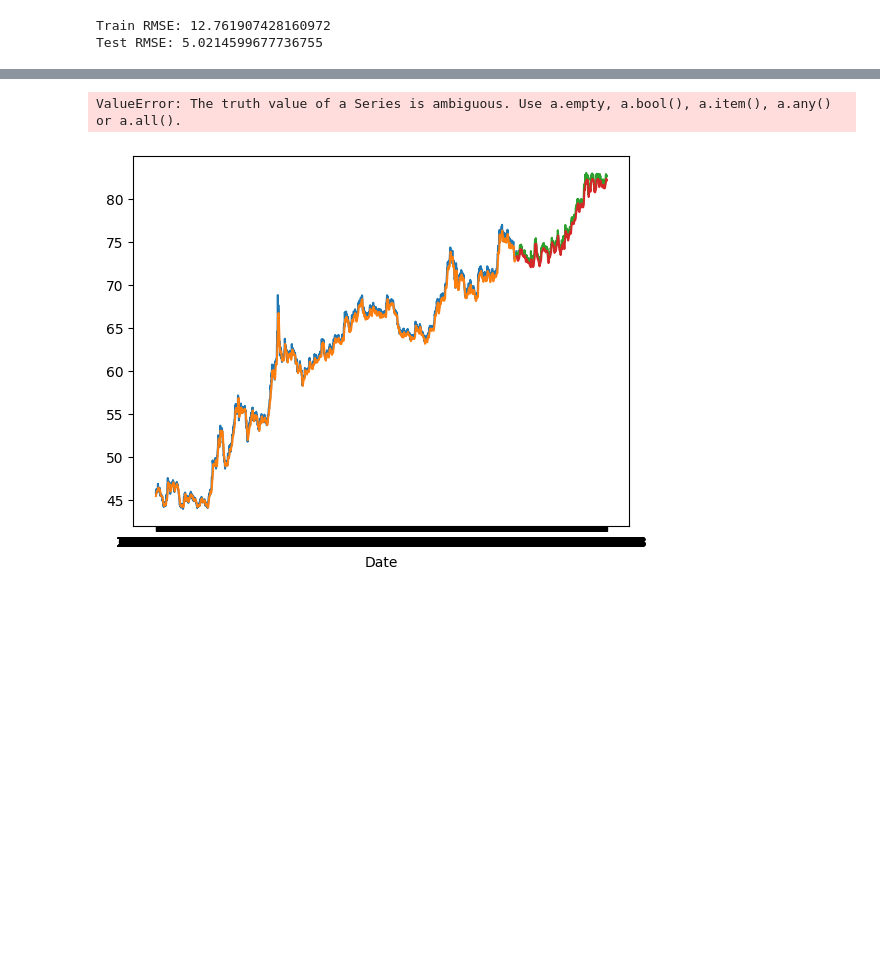
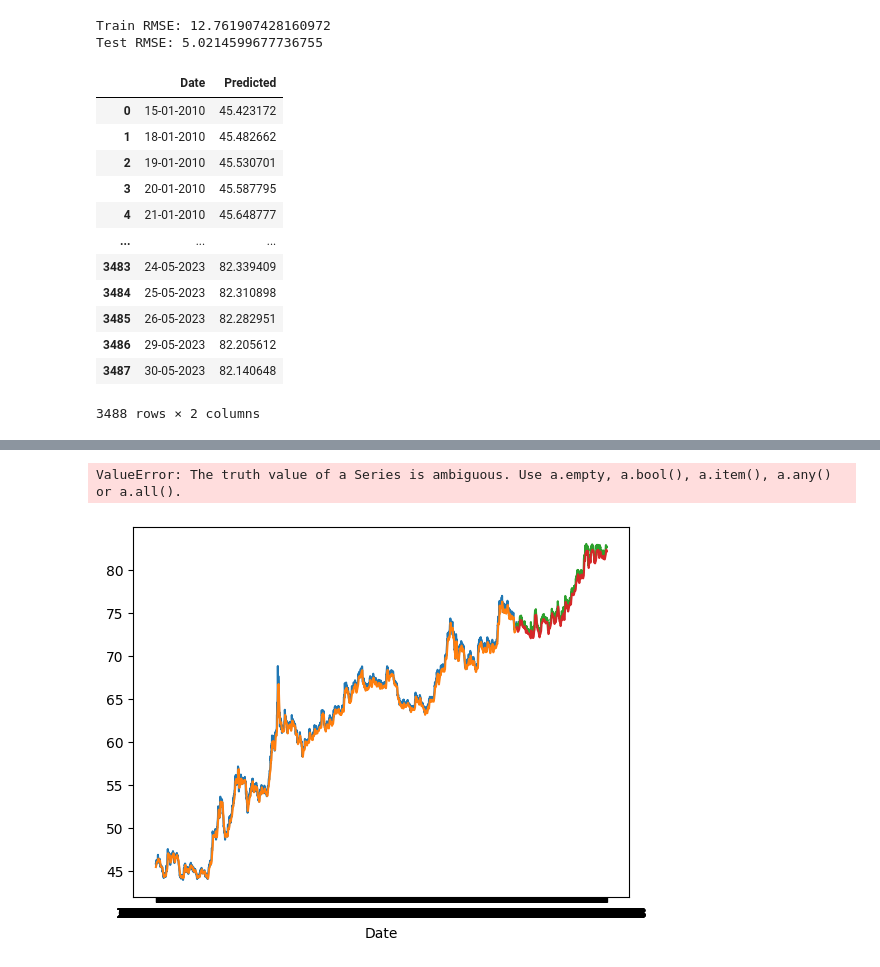
Before and after one commit to Nidhi-1223/Forex-USD-INR, a Jupyter notebook: USD_INR_Forecast.ipynb, the cells around one changed output, grey strips where cells are left out. Saved outputs shown, nothing was run; the diff lists cells and outputs as text; code cells hidden in the pictures; blank space fills up the shorter version.

```diff
--- a/USD_INR_Forecast.ipynb
+++ b/USD_INR_Forecast.ipynb
@@ -145,3 +152,23 @@ print(f"Test RMSE: {test_rmse}")
 # %% [output]
 Train RMSE: 12.761907428160972
 Test RMSE: 5.0214599677736755
+# %%
+predicted_df = pd.DataFrame({
+    'Date': data_csv.index[sequence_length:sequence_length + len(train_predictions) + len(test_predictions)],
+    'Predicted': np.concatenate([train_predictions.flatten(), test_predictions.flatten()])
+})
+predicted_df
+# %% [output]
+|  | Date | Predicted |
+| 0 | 15-01-2010 | 45.423172 |
+| 1 | 18-01-2010 | 45.482662 |
+| 2 | 19-01-2010 | 45.530701 |
+| 3 | 20-01-2010 | 45.587795 |
+| 4 | 21-01-2010 | 45.648777 |
+| ... | ... | ... |
+| 3483 | 24-05-2023 | 82.339409 |
+| 3484 | 25-05-2023 | 82.310898 |
+| 3485 | 26-05-2023 | 82.282951 |
+| 3486 | 29-05-2023 | 82.205612 |
+| 3487 | 30-05-2023 | 82.140648 |
+3488 rows × 2 columns
```
Also changed, not shown: parts of 18 cells of this notebook, 11 other files.
